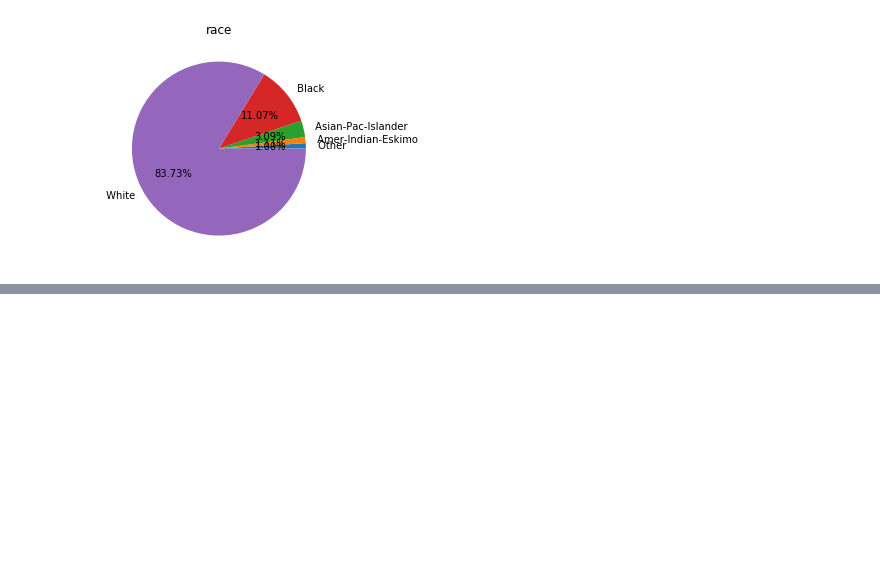
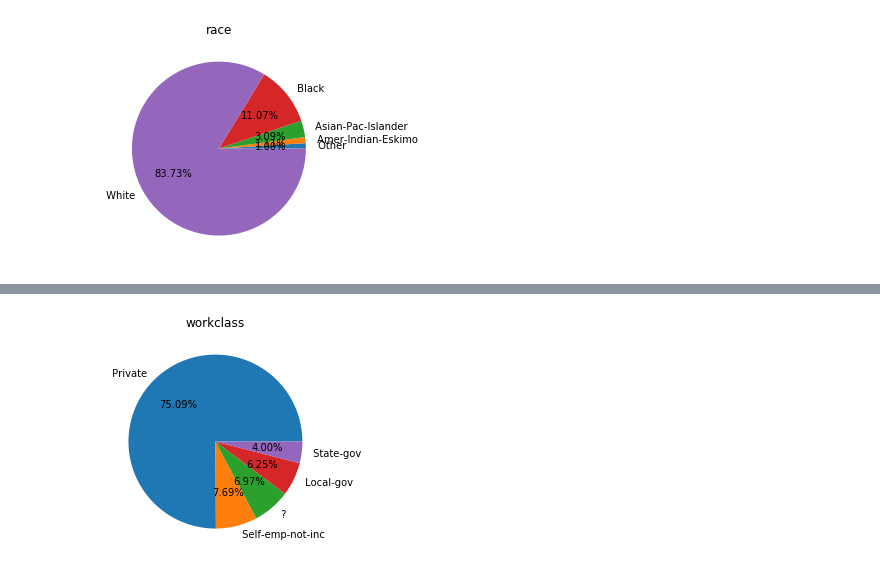
Before and after one commit to vkakkar1/cse578, a Jupyter notebook: Untitled.ipynb, the cells around one changed output, grey strips where cells are left out. Saved outputs shown, nothing was run; the diff lists cells and outputs as text; code cells hidden in the pictures; blank space fills up the shorter version.

```diff
--- a/Untitled.ipynb
+++ b/Untitled.ipynb
@@ -89,0 +111,4 @@ piegraph("native_country")
+# %%
+piegraph("workclass")
+# %% [output]
+[figure, added]
```
Also changed, not shown: parts of 5 cells of this notebook, 25 other files.
